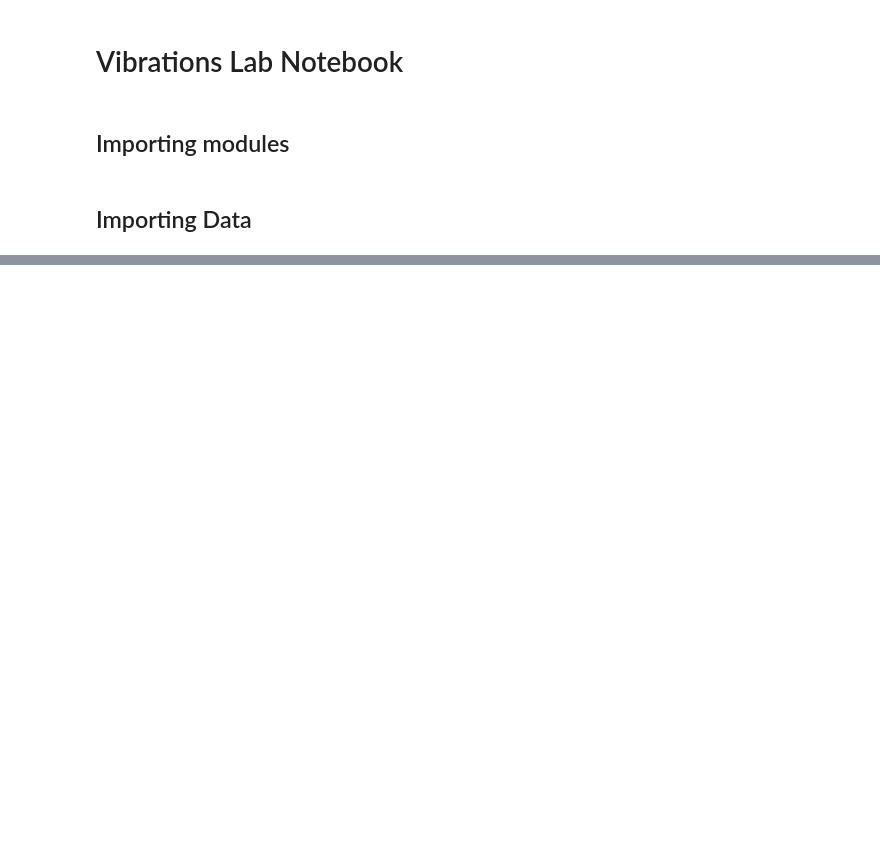
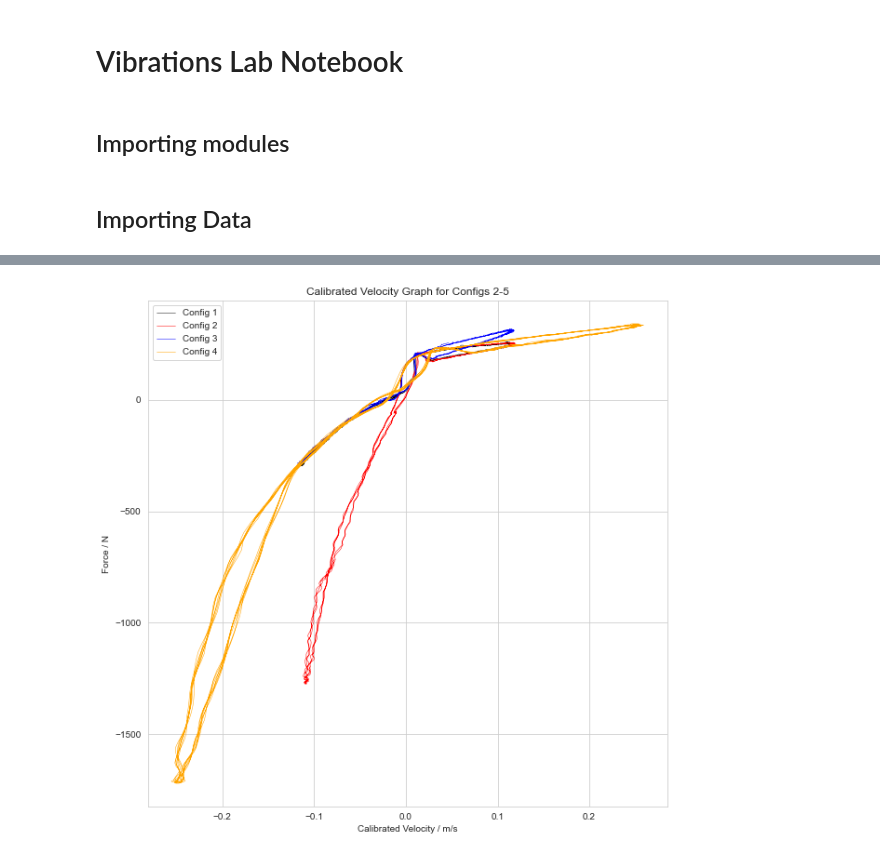
Before and after one commit to nv0id/VibrationsLab, a Jupyter notebook: src/Main.ipynb, the cells around one changed output, grey strips where cells are left out. Saved outputs shown, nothing was run; the diff lists cells and outputs as text; code cells hidden in the pictures; blank space fills up the shorter version.

```diff
--- a/src/Main.ipynb
+++ b/src/Main.ipynb
@@ -121 +147,22 @@ Now we have the data imported, it needs to be calibrated
+# %%
+#for value in dataframes:
+    #dataframes[value]['Calibrated Velocity'] = calibrated_column(dataframes['df_0'],calibration_coef)
+
+dataframes['df_1']['Calibrated Velocity'] = calibrated_column(dataframes['df_1'],calibration_coef)
+dataframes['df_2']['Calibrated Velocity'] = calibrated_column(dataframes['df_2'],calibration_coef)
+dataframes['df_3']['Calibrated Velocity'] = calibrated_column(dataframes['df_3'],calibration_coef)
+dataframes['df_4']['Calibrated Velocity'] = calibrated_column(dataframes['df_4'],calibration_coef)
+
+plt.plot(dataframes['df_1']['Calibrated Velocity'],dataframes['df_1']['Force'],color='black',linewidth=0.5)
+plt.plot(dataframes['df_2']['Calibrated Velocity'],dataframes['df_2']['Force'],color='red',linewidth=0.5)
+plt.plot(dataframes['df_3']['Calibrated Velocity'],dataframes['df_3']['Force'],color='blue',linewidth=0.5)
+plt.plot(dataframes['df_4']['Calibrated Velocity'],dataframes['df_4']['Force'],color='orange',linewidth=0.5)
+plt.xlabel('Calibrated Velocity / m/s')
+plt.title('Calibrated Velocity Graph for Configs 2-5')
+plt.ylabel('Force / N')
+plt.legend(['Config 1','Config 2','Config 3','Config 4'])
+plt.savefig('./Calibrated Velocity Graph for configs 2-5.jpg')
+plt.show()
+# %% [output]
+[figure, added]
 # %%
```
Also changed, not shown: parts of 16 cells of this notebook, 11 other files.
